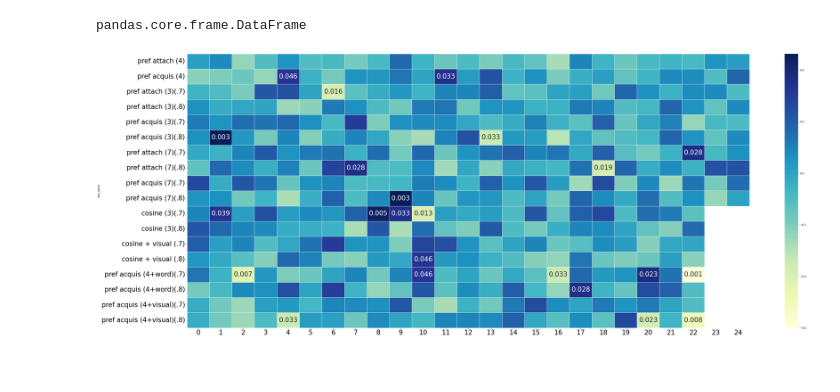
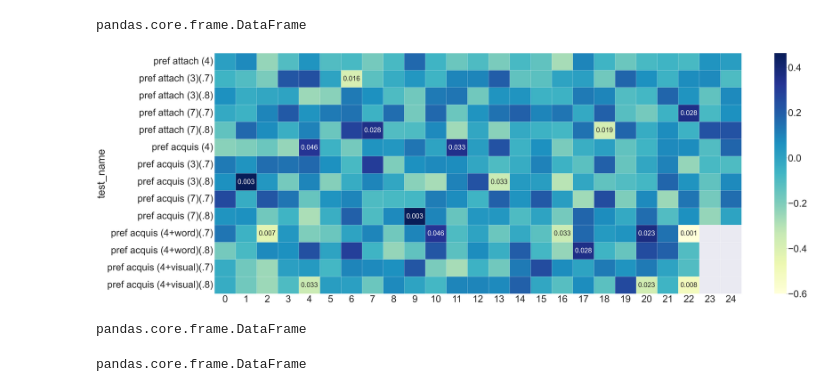
Before and after one commit to CatherineHenry/multiplex_network, a Jupyter notebook: src/heatmaps.ipynb, the cells around one changed output. Saved outputs shown, nothing was run; the diff lists cells and outputs as text; code cells hidden in the pictures; blank space fills up the shorter version.

Commit message:
Create two different heatmaps per experiment

```diff
--- a/src/heatmaps.ipynb
+++ b/src/heatmaps.ipynb
@@ -55,14 +52,22 @@ len(pacq_4_visual_7)
 # %%
 # create a dictionary with my data
 data_dict = {}
-data_dict['test_name'] = ['pref attach (4)', 'pref acquis (4)', 'pref attach (3)(.7)','pref attach (3)(.8)',
-                          'pref acquis (3)(.7)', 'pref acquis (3)(.8)', 'pref attach (7)(.7)', 'pref attach (7)(.8)',
-                           'pref acquis (7)(.7)', 'pref acquis (7)(.8)', 'cosine (3)(.7)', 'cosine (3)(.8)',
-                          'cosine + visual (.7)', 'cosine + visual (.8)', 'pref acquis (4+word)(.7)',
-                          'pref acquis (4+word)(.8)', 'pref acquis (4+visual)(.7)', 'pref acquis (4+visual)(.8)' ]
+data_dict['test_name'] = ['pref attach (4)', 'pref attach (3)(.7)','pref attach (3)(.8)', 'pref attach (7)(.7)',
+                          'pref attach (7)(.8)',
+                          'pref acquis (4)', 'pref acquis (3)(.7)', 'pref acquis (3)(.8)',
+                          'pref acquis (7)(.7)', 'pref acquis (7)(.8)', 'pref acquis (4+word)(.7)',
+                          'pref acquis (4+word)(.8)', 'pref acquis (4+visual)(.7)', 'pref acquis (4+visual)(.8)']
+
+cosine_dict = {}
+cosine_dict['test_name']= ['cosine (3)(.7)', 'cosine (3)(.8)','cosine + visual (.7)', 'cosine + visual (.8)']
+
+
 p_value = []
 for i in range(len(patt_4)):
     data_dict[i] = [a_list[i][0] for a_list in tests]
     p_value.append([a_list[i][1] for a_list in tests])
 
-p_value
+cos_p_value = []
+for i in range(len(cos_3_7)):
+    cosine_dict[i] = [a_list[i][0] for a_list in cos_tests]
+    cos_p_value.append([a_list[i][1] for a_list in cos_tests])
@@ -128,5 +97,7 @@ an.shape
+# %%
+data_an = create_annotation(p_value, 14, 25)
 # %%
-anns = pd.DataFrame(an)
+anns = pd.DataFrame(data_an)
 anns.shape
 type(anns)
 # %% [output]
@@ -142,12 +113,17 @@ pandas.core.frame.DataFrame
 annotations = anns.astype(str)
 annotations[np.isnan(anns)] = ""
 # %%
-fig, ax = plt.subplots(figsize=(50,20))
+fig, ax = plt.subplots(figsize=(80,30))
 
-ax = sns.heatmap(df, annot=annotations, fmt=".5s", cmap="YlGnBu", annot_kws={"size": 26}, linewidths=.5, ax=ax)
-ax.set_xticklabels(ax.get_xmajorticklabels(), fontsize = 26)
-ax.set_yticklabels(ax.get_ymajorticklabels(), fontsize = 26)
+sns.set(font_scale=6)
+ax = sns.heatmap( df, annot=annotations, fmt=".5s", cmap="YlGnBu", annot_kws={"size": 46}, linewidths=.5, ax=ax)
+ax.set_xticklabels(ax.get_xmajorticklabels(), fontsize = 65)
+ax.set_yticklabels(ax.get_ymajorticklabels(), fontsize = 65)
+# sns.set(font_scale=2)
+# ax.legend(fontsize=35)
+# sns.set(font_scale=16) # font size 2
 
-plt.savefig('heatmap.png',  facecolor ="w", pad_inches = 1)
+
+plt.savefig('heatmap_1.png',  facecolor ="w", pad_inches = 1)
 # %% [output]
-[figure, old version]
+[figure, new version]
@@ -153,0 +132,13 @@ plt.savefig('heatmap.png',  facecolor ="w", pad_inches = 1)
+# %%
+cos_anns = pd.DataFrame(cos_an)
+cos_anns.shape
+type(cos_anns)
+# %% [output]
+pandas.core.frame.DataFrame
+# %%
+df = pd.DataFrame(cosine_dict)
+df.set_index('test_name', inplace=True)
+df.shape
+type(df)
+# %% [output]
+pandas.core.frame.DataFrame
```
Also changed, not shown: parts of 8 cells of this notebook.
